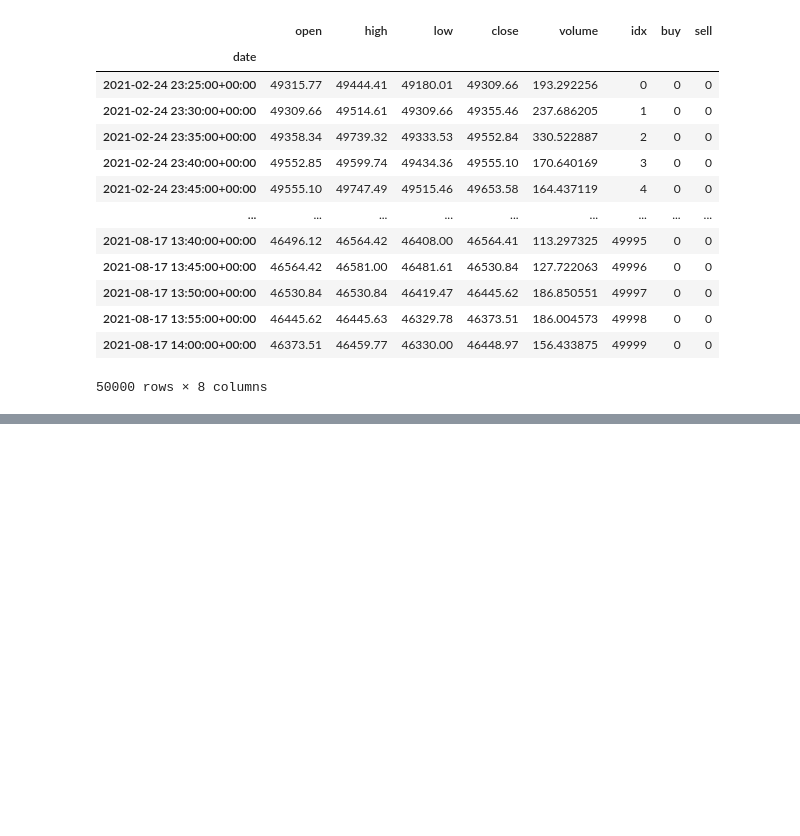
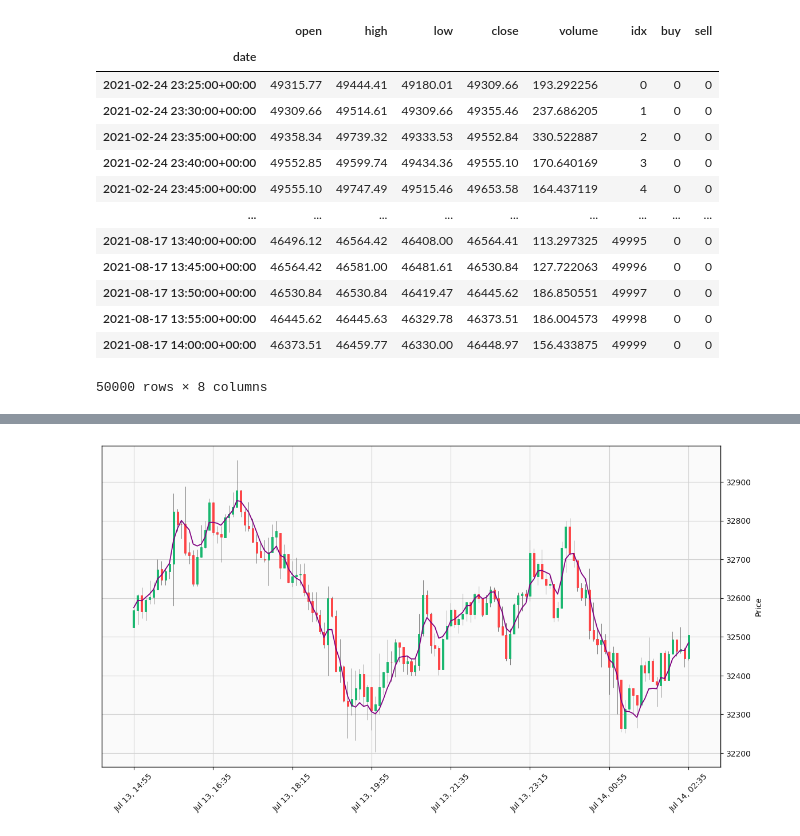
Before and after one commit to webclinic017/superft, a Jupyter notebook: notebooks/Strategy Builder.ipynb, the cells around one changed output, grey strips where cells are left out. Cells and saved outputs as stored; diff of their text form; code cells hidden in the pictures; blank space fills up the shorter version.

```diff
--- a/notebooks/Strategy Builder.ipynb
+++ b/notebooks/Strategy Builder.ipynb
@@ -237,2 +249,14 @@ Showing SELL example
 # %%
-# Displays a OHLCV chart with indicators and buy / sell signals
+df_viz = df_load.copy()
+indicator_col = "visualize"
+
+# Populate your indicator here
+df_viz[indicator_col] = ta.TEMA(df_viz["close"], timeperiod=14)
+
+# Config visualize
+ind = {indicator_col: {"panel": 0, "color": "purple", "type": "line"}}
+
+df_viz = get_middle(df_viz, 40000, look_len)
+plot(df_viz, ind, draw_signals=False)
+# %% [output]
+[figure, added]
```
Also changed, not shown: parts of 3 cells of this notebook, 5 other files.
